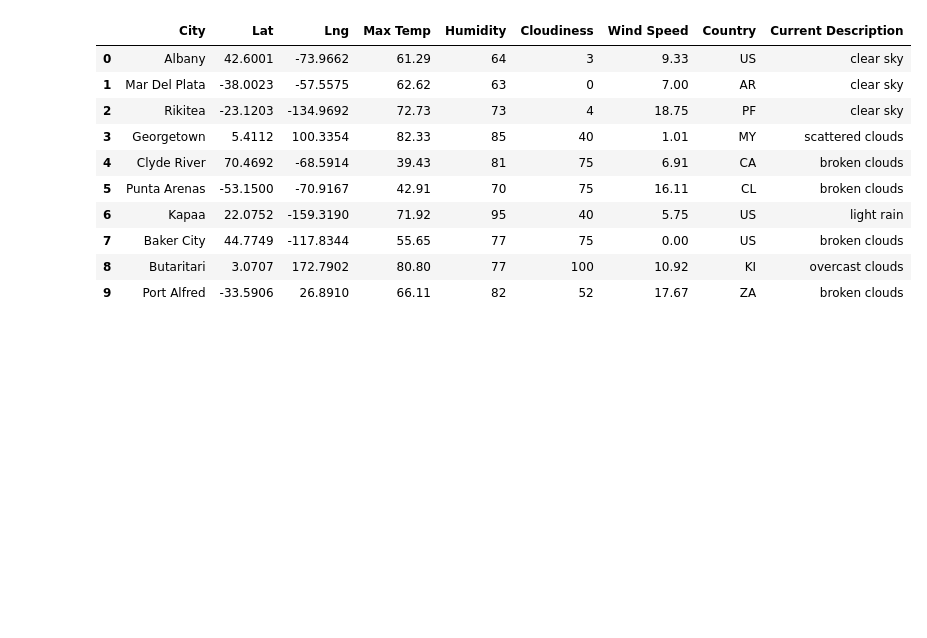
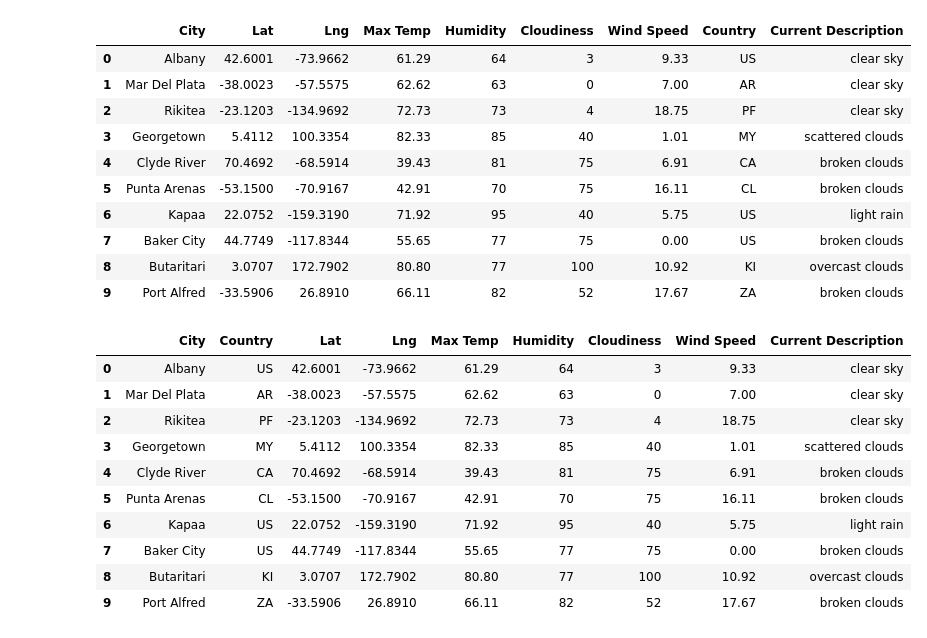
Before and after one commit to Oseriki/World_Weather_Analysis, a Jupyter notebook: Weather_Database/Weather_Database.ipynb, the cells around one changed output. Saved outputs shown, nothing was run; the diff lists cells and outputs as text; code cells hidden in the pictures; blank space fills up the shorter version.

```diff
--- a/Weather_Database/Weather_Database.ipynb
+++ b/Weather_Database/Weather_Database.ipynb
@@ -140,3 +140,21 @@ city_data_df.head(10)
 | 7 | Baker City | 44.7749 | -117.8344 | 55.65 | 77 | 75 | 0.00 | US | broken clouds |
 | 8 | Butaritari | 3.0707 | 172.7902 | 80.80 | 77 | 100 | 10.92 | KI | overcast clouds |
 | 9 | Port Alfred | -33.5906 | 26.8910 | 66.11 | 82 | 52 | 17.67 | ZA | broken clouds |
+# %%
+# Reorder the columns as City, Country, Date, Lat, Lng, Max Temp, Humidity, Cloudiness, and Wind Speed, so they are easy to read
+new_column_order = ["City", "Country", "Lat", "Lng", "Max Temp", "Humidity", "Cloudiness", "Wind Speed", "Current Description"]
+city_data_df = city_data_df[new_column_order]
+# %%
+city_data_df.head(10)
+# %% [output]
+|  | City | Country | Lat | Lng | Max Temp | Humidity | Cloudiness | Wind Speed | Current Description |
+| 0 | Albany | US | 42.6001 | -73.9662 | 61.29 | 64 | 3 | 9.33 | clear sky |
+| 1 | Mar Del Plata | AR | -38.0023 | -57.5575 | 62.62 | 63 | 0 | 7.00 | clear sky |
+| 2 | Rikitea | PF | -23.1203 | -134.9692 | 72.73 | 73 | 4 | 18.75 | clear sky |
+| 3 | Georgetown | MY | 5.4112 | 100.3354 | 82.33 | 85 | 40 | 1.01 | scattered clouds |
+| 4 | Clyde River | CA | 70.4692 | -68.5914 | 39.43 | 81 | 75 | 6.91 | broken clouds |
+| 5 | Punta Arenas | CL | -53.1500 | -70.9167 | 42.91 | 70 | 75 | 16.11 | broken clouds |
+| 6 | Kapaa | US | 22.0752 | -159.3190 | 71.92 | 95 | 40 | 5.75 | light rain |
+| 7 | Baker City | US | 44.7749 | -117.8344 | 55.65 | 77 | 75 | 0.00 | broken clouds |
+| 8 | Butaritari | KI | 3.0707 | 172.7902 | 80.80 | 77 | 100 | 10.92 | overcast clouds |
+| 9 | Port Alfred | ZA | -33.5906 | 26.8910 | 66.11 | 82 | 52 | 17.67 | broken clouds |
```
Also changed, not shown: parts of 1 cell of this notebook.
